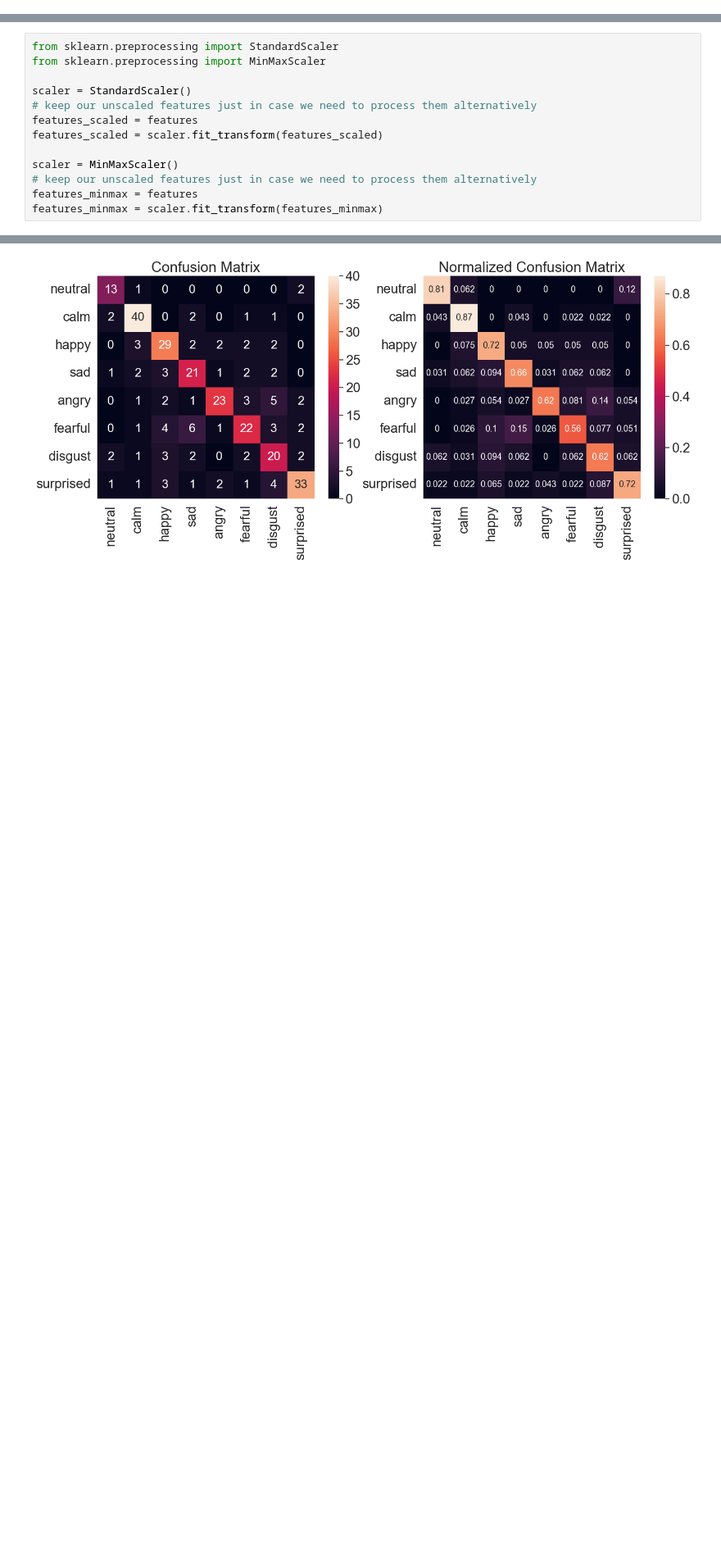
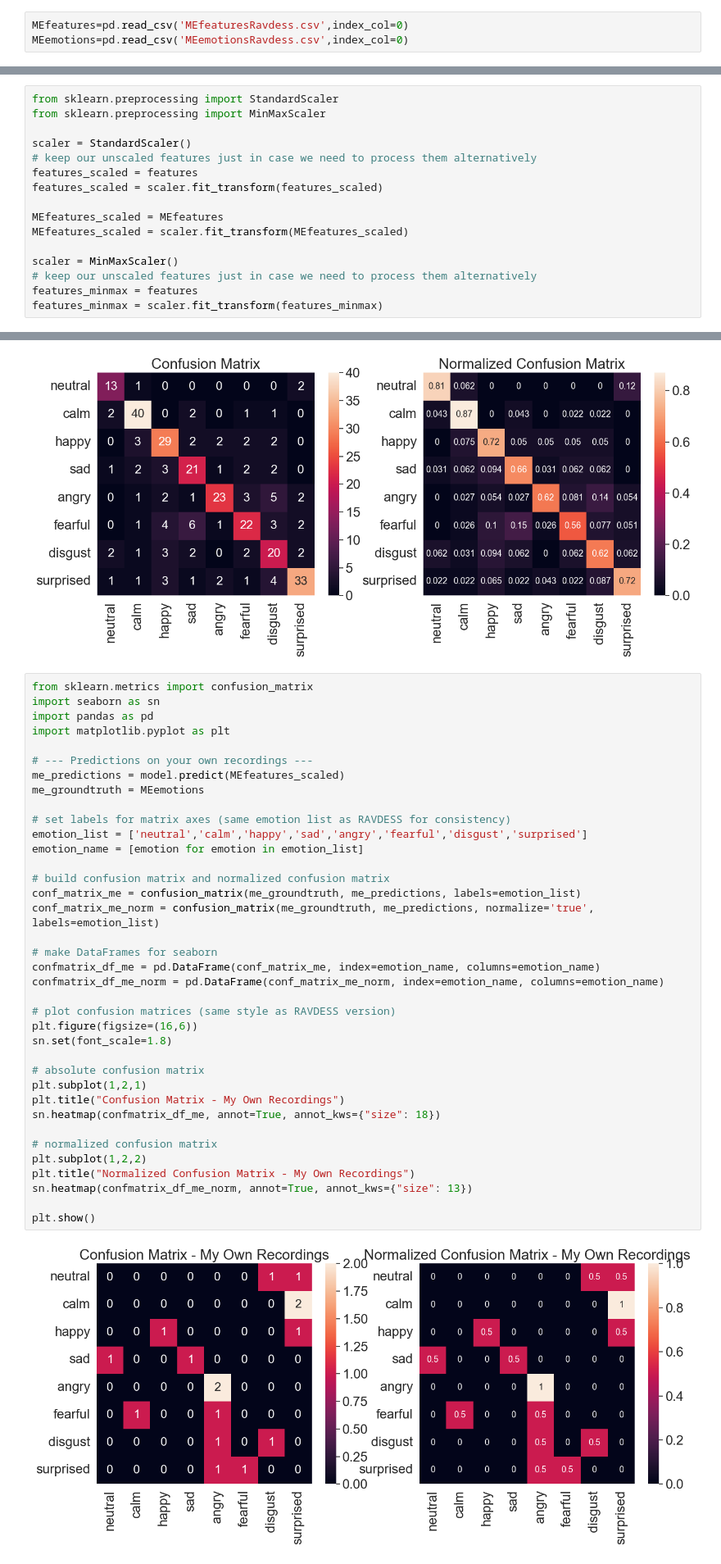
Before and after one commit to DarianSawali/Week4-NeuralNetworks, a Jupyter notebook: Week4__Neural_Networks.ipynb, the cells around one changed output, grey strips where cells are left out. Shown at 82% size. Drawn from its saved outputs; the diff is of its cells as text; blank space fills up the shorter version.

Commit message:
feat: added confusion matrix and F-score for personal voice recordings

```diff
--- a/Week4__Neural_Networks.ipynb
+++ b/Week4__Neural_Networks.ipynb
@@ -200,6 +200,9 @@ Once saved you only need to load them later by running the cell below, and **ski
 # %%
 features=pd.read_csv('RAVDESSfeaturesRavdess.csv',index_col=0)
 emotions=pd.read_csv('RAVDESSemotionsRavdess.csv',index_col=0)
+# %%
+MEfeatures=pd.read_csv('MEfeaturesRavdess.csv',index_col=0)
+MEemotions=pd.read_csv('MEemotionsRavdess.csv',index_col=0)
 # %% [markdown]
 Let's see what the features we extracted look like:
 # %%
@@ -283,6 +287,9 @@ scaler = StandardScaler()
 features_scaled = features
 features_scaled = scaler.fit_transform(features_scaled)
 
+MEfeatures_scaled = MEfeatures
+MEfeatures_scaled = scaler.fit_transform(MEfeatures_scaled)
+
 scaler = MinMaxScaler()
 # keep our unscaled features just in case we need to process them alternatively
 features_minmax = features
@@ -662,6 +666,45 @@ sn.heatmap(confmatrix_df_norm, annot=True, annot_kws={"size": 13}) #annot_kws is
 plt.show()
 # %% [output]
 [figure]
+# %%
+from sklearn.metrics import confusion_matrix
+import seaborn as sn
+import pandas as pd
+import matplotlib.pyplot as plt
+
+# --- Predictions on your own recordings ---
+me_predictions = model.predict(MEfeatures_scaled)
+me_groundtruth = MEemotions
+
+# set labels for matrix axes (same emotion list as RAVDESS for consistency)
+emotion_list = ['neutral','calm','happy','sad','angry','fearful','disgust','surprised']
+emotion_name = [emotion for emotion in emotion_list]
+
+# build confusion matrix and normalized confusion matrix
+conf_matrix_me = confusion_matrix(me_groundtruth, me_predictions, labels=emotion_list)
+conf_matrix_me_norm = confusion_matrix(me_groundtruth, me_predictions, normalize='true', labels=emotion_list)
+
+# make DataFrames for seaborn
+confmatrix_df_me = pd.DataFrame(conf_matrix_me, index=emotion_name, columns=emotion_name)
+confmatrix_df_me_norm = pd.DataFrame(conf_matrix_me_norm, index=emotion_name, columns=emotion_name)
+
+# plot confusion matrices (same style as RAVDESS version)
+plt.figure(figsize=(16,6))
+sn.set(font_scale=1.8)
+
+# absolute confusion matrix
+plt.subplot(1,2,1)
+plt.title("Confusion Matrix - My Own Recordings")
+sn.heatmap(confmatrix_df_me, annot=True, annot_kws={"size": 18})
+
+# normalized confusion matrix
+plt.subplot(1,2,2)
+plt.title("Normalized Confusion Matrix - My Own Recordings")
+sn.heatmap(confmatrix_df_me_norm, annot=True, annot_kws={"size": 13})
+
+plt.show()
+# %% [output]
+[figure, added]
 # %% [markdown]
 The sum of elements in the left matrix is size of our test set, which is the length of y_test. That should be 0.2*1435 = 287. The matrix on the right shows each element as a percentage of samples in that class. Each row adds up to 100%, i.e. each row represents all samples of a particular emotion.
 
```
Also changed, not shown: parts of 6 cells of this notebook.
